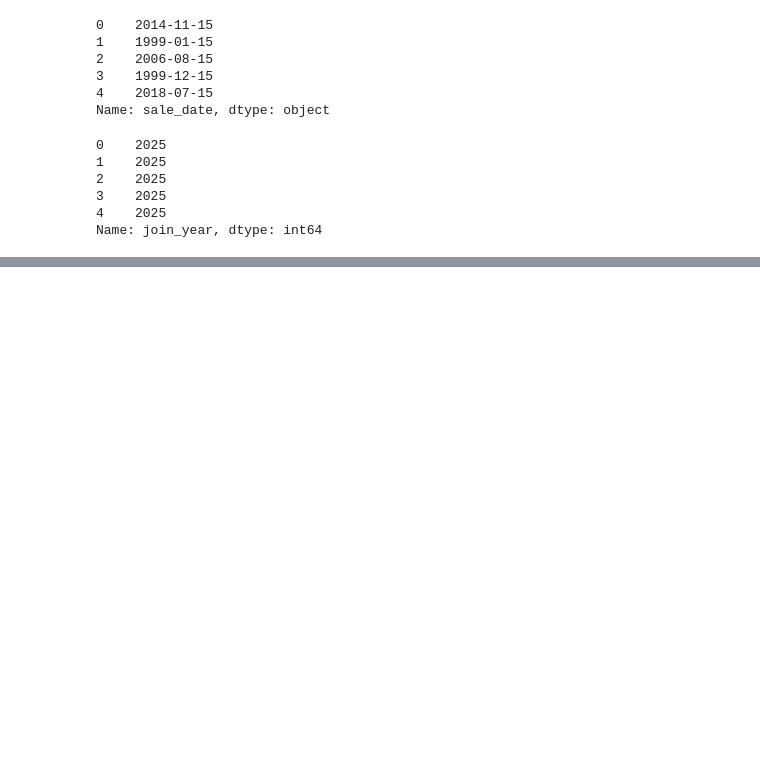
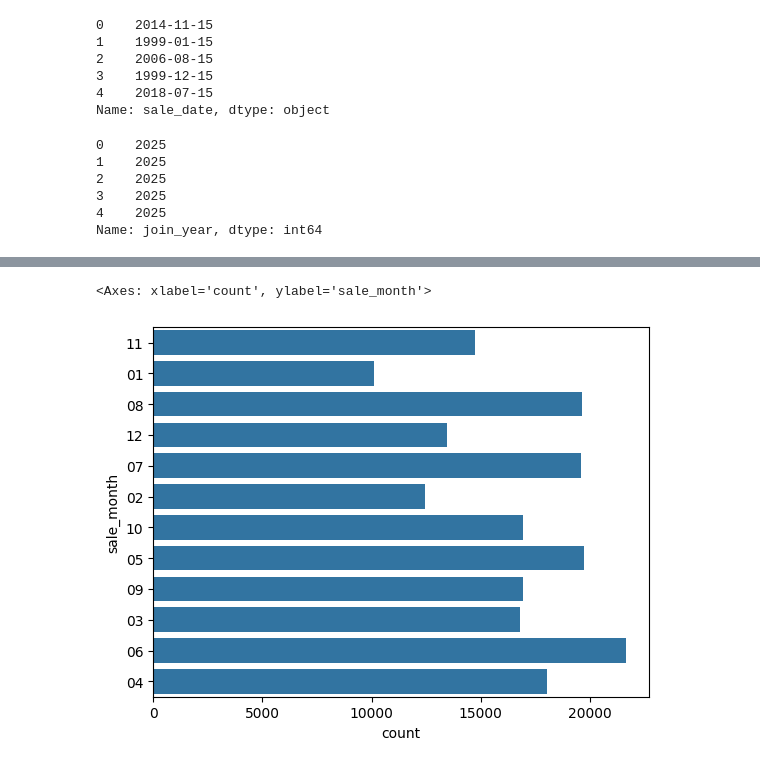
Before and after one commit to Mohitnayak-AI/Project-1, a Jupyter notebook: notebook/EDA.ipynb, the cells around one changed output, grey strips where cells are left out. Drawn from its saved outputs; the diff is of its cells as text; code cells hidden in the pictures; blank space fills up the shorter version.

```diff
--- a/notebook/EDA.ipynb
+++ b/notebook/EDA.ipynb
@@ -83,0 +109,5 @@ Name: join_year, dtype: int64
+# %%
+sns.countplot(df['sale_month'])
+# %% [output]
+<Axes: xlabel='count', ylabel='sale_month'>
+[figure, added]
```
Also changed, not shown: parts of 16 cells of this notebook.
